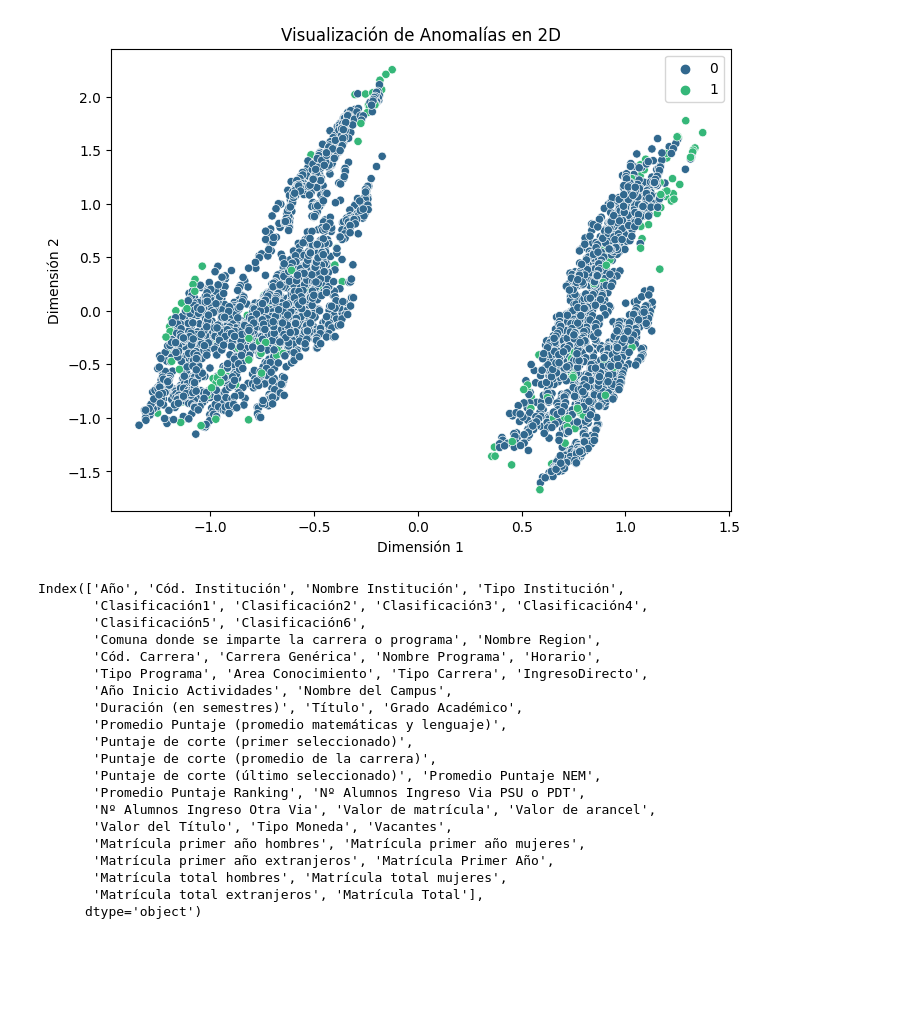
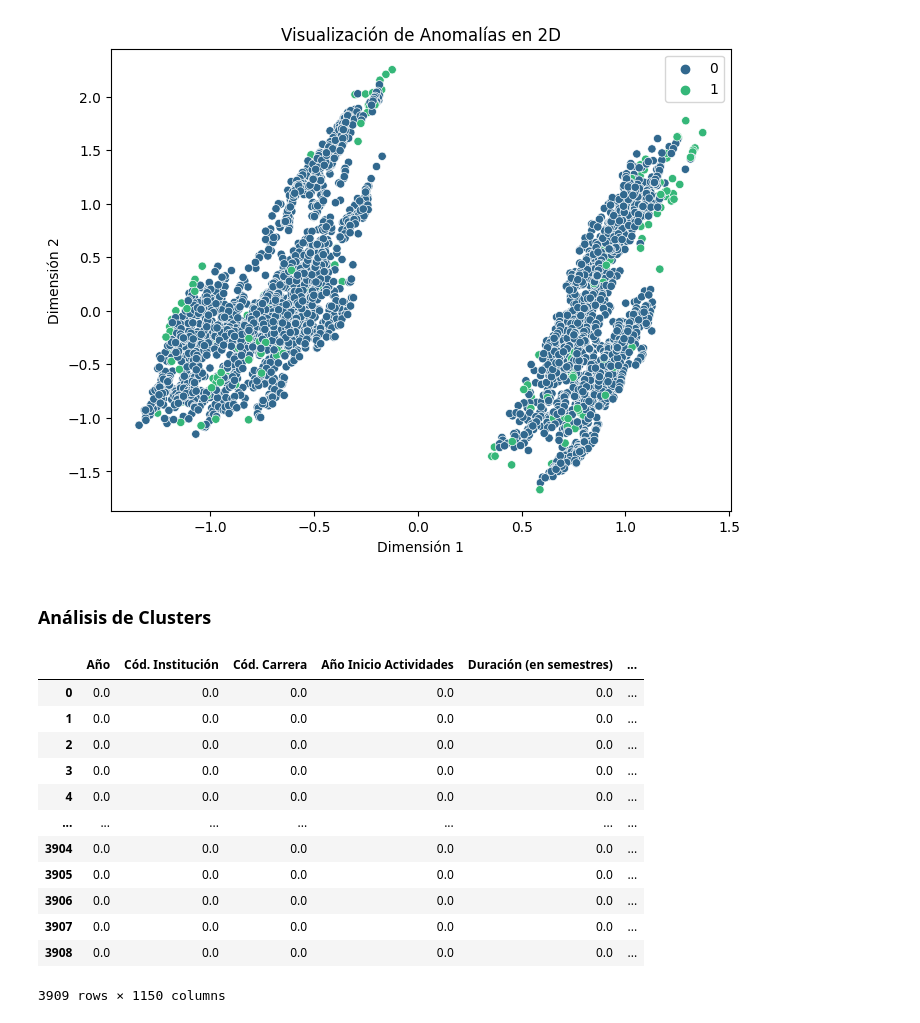
Before and after one commit to pabloskewes/proyecto-mineria-de-datos, a Jupyter notebook: hito2/exploracion.ipynb, the cells around one changed output. Cells and saved outputs as stored; diff of their text form; code cells hidden in the pictures; blank space fills up the shorter version.

```diff
--- a/hito2/exploracion.ipynb
+++ b/hito2/exploracion.ipynb
@@ -1095,26 +1093,5 @@ Número de clusters escogido es: 6
 [figure]
 [figure]
 [figure]
-# %%
-df_limpio.columns
-# %% [output]
-Index(['Año', 'Cód. Institución', 'Nombre Institución', 'Tipo Institución',
-       'Clasificación1', 'Clasificación2', 'Clasificación3', 'Clasificación4',
-       'Clasificación5', 'Clasificación6',
-       'Comuna donde se imparte la carrera o programa', 'Nombre Region',
-       'Cód. Carrera', 'Carrera Genérica', 'Nombre Programa', 'Horario',
-       'Tipo Programa', 'Area Conocimiento', 'Tipo Carrera', 'IngresoDirecto',
-       'Año Inicio Actividades', 'Nombre del Campus',
-       'Duración (en semestres)', 'Título', 'Grado Académico',
-       'Promedio Puntaje (promedio matemáticas y lenguaje)',
-       'Puntaje de corte (primer seleccionado)',
-       'Puntaje de corte (promedio de la carrera)',
-       'Puntaje de corte (último seleccionado)', 'Promedio Puntaje NEM',
-       'Promedio Puntaje Ranking', 'Nº Alumnos Ingreso Via PSU o PDT',
-       'Nº Alumnos Ingreso Otra Via', 'Valor de matrícula', 'Valor de arancel',
-       'Valor del Título', 'Tipo Moneda', 'Vacantes',
-       'Matrícula primer año hombres', 'Matrícula primer año mujeres',
-       'Matrícula primer año extranjeros', 'Matrícula Primer Año',
-       'Matrícula total hombres', 'Matrícula total mujeres',
-       'Matrícula total extranjeros', 'Matrícula Total'],
-      dtype='object')
+# %% [markdown]
+### Análisis de Clusters
@@ -1120,0 +1101,21 @@ Index(['Año', 'Cód. Institución', 'Nombre Institución', 'Tipo Institución',
+# %%
+clusters_path = Path.cwd() / "EDA_10-11-2023" / "clusters" / "data_clusters.csv"
+assert clusters_path.exists()
+# %%
+df = pd.read_csv(clusters_path)
+# %%
+df
+# %% [output]
+|  | Año | Cód. Institución | Cód. Carrera | Año Inicio Actividades | Duración (en semestres) | ... |
+| 0 | 0.0 | 0.0 | 0.0 | 0.0 | 0.0 | ... |
+| 1 | 0.0 | 0.0 | 0.0 | 0.0 | 0.0 | ... |
+| 2 | 0.0 | 0.0 | 0.0 | 0.0 | 0.0 | ... |
+| 3 | 0.0 | 0.0 | 0.0 | 0.0 | 0.0 | ... |
+| 4 | 0.0 | 0.0 | 0.0 | 0.0 | 0.0 | ... |
+| ... | ... | ... | ... | ... | ... | ... |
+| 3904 | 0.0 | 0.0 | 0.0 | 0.0 | 0.0 | ... |
+| 3905 | 0.0 | 0.0 | 0.0 | 0.0 | 0.0 | ... |
+| 3906 | 0.0 | 0.0 | 0.0 | 0.0 | 0.0 | ... |
+| 3907 | 0.0 | 0.0 | 0.0 | 0.0 | 0.0 | ... |
+| 3908 | 0.0 | 0.0 | 0.0 | 0.0 | 0.0 | ... |
+3909 rows × 1150 columns
```
Also changed, not shown: parts of 4 cells of this notebook, 1 other file.
